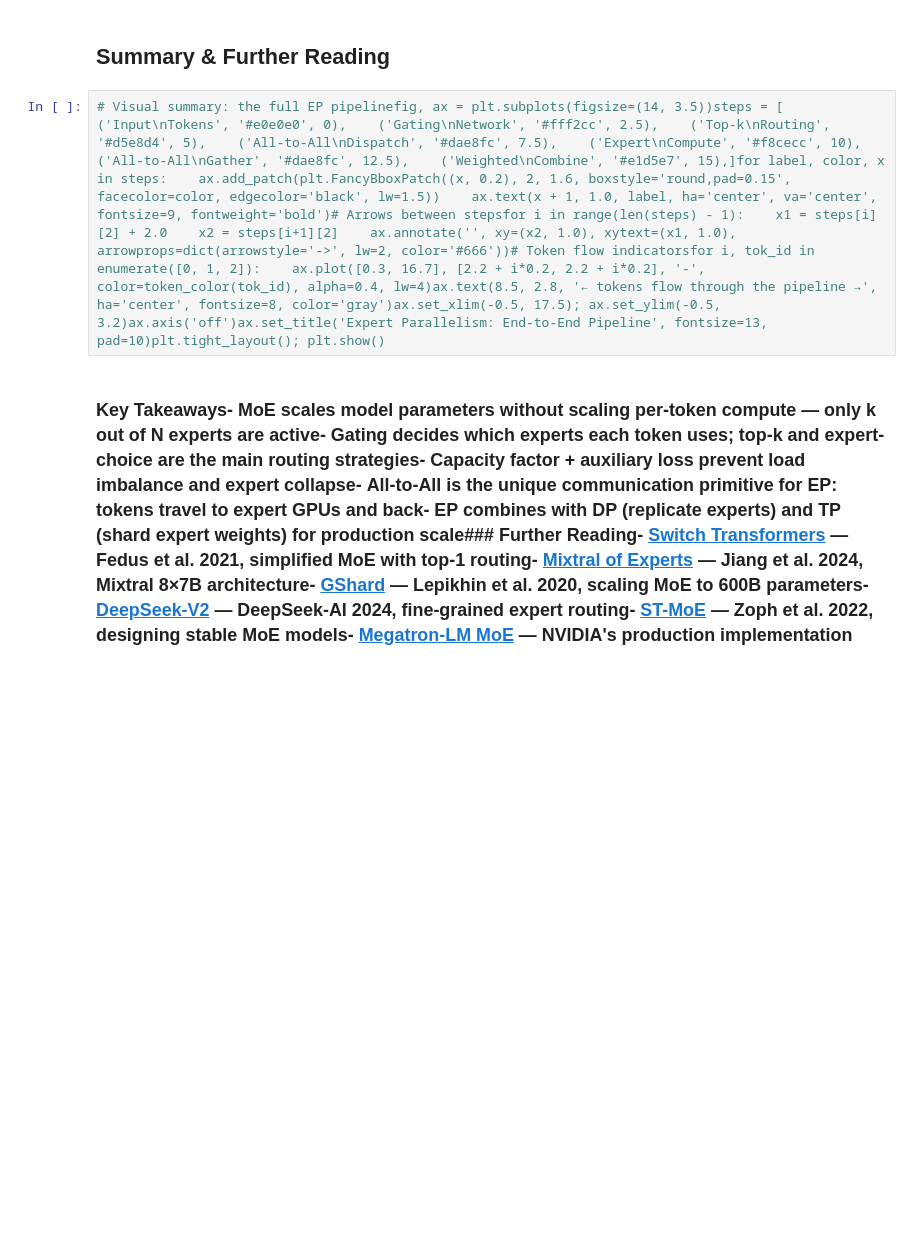
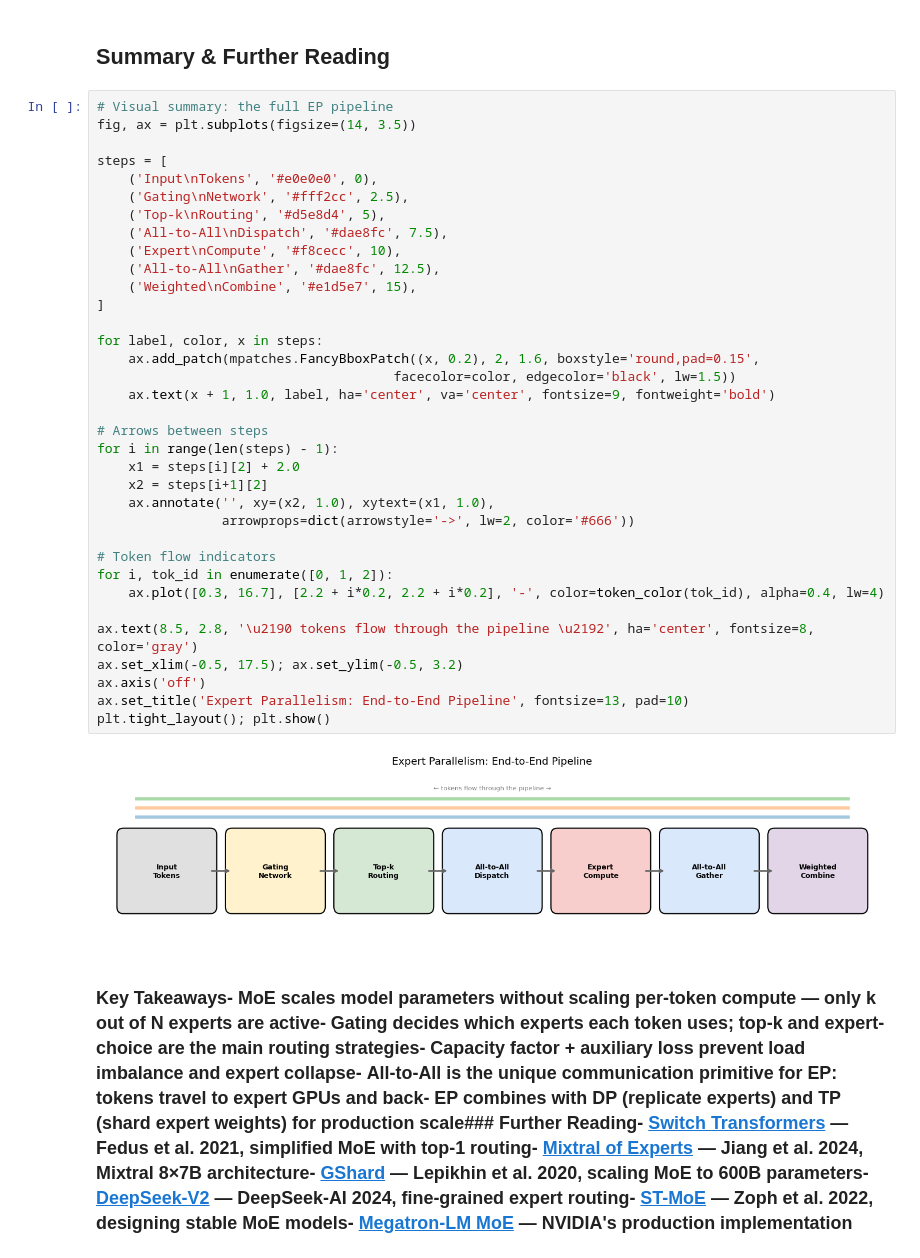
Before and after one commit to chuanbei2026/model-parallelism-tutorial, a Jupyter notebook: notebooks/06-expert-parallelism/ep.en.ipynb, the cells around one changed output. Saved outputs shown, nothing was run; the diff lists cells and outputs as text; blank space fills up the shorter version.

```diff
--- a/notebooks/06-expert-parallelism/ep.en.ipynb
+++ b/notebooks/06-expert-parallelism/ep.en.ipynb
@@ -186,6 +801,41 @@ Key design choices in Megatron-LM:
 # %% [markdown]
 ## Summary & Further Reading
 # %%
-# Visual summary: the full EP pipelinefig, ax = plt.subplots(figsize=(14, 3.5))steps = [    ('Input\nTokens', '#e0e0e0', 0),    ('Gating\nNetwork', '#fff2cc', 2.5),    ('Top-k\nRouting', '#d5e8d4', 5),    ('All-to-All\nDispatch', '#dae8fc', 7.5),    ('Expert\nCompute', '#f8cecc', 10),    ('All-to-All\nGather', '#dae8fc', 12.5),    ('Weighted\nCombine', '#e1d5e7', 15),]for label, color, x in steps:    ax.add_patch(plt.FancyBboxPatch((x, 0.2), 2, 1.6, boxstyle='round,pad=0.15',                                      facecolor=color, edgecolor='black', lw=1.5))    ax.text(x + 1, 1.0, label, ha='center', va='center', fontsize=9, fontweight='bold')# Arrows between stepsfor i in range(len(steps) - 1):    x1 = steps[i][2] + 2.0    x2 = steps[i+1][2]    ax.annotate('', xy=(x2, 1.0), xytext=(x1, 1.0),                arrowprops=dict(arrowstyle='->', lw=2, color='#666'))# Token flow indicatorsfor i, tok_id in enumerate([0, 1, 2]):    ax.plot([0.3, 16.7], [2.2 + i*0.2, 2.2 + i*0.2], '-', color=token_color(tok_id), alpha=0.4, lw=4)ax.text(8.5, 2.8, '← tokens flow through the pipeline →', ha='center', fontsize=8, color='gray')ax.set_xlim(-0.5, 17.5); ax.set_ylim(-0.5, 3.2)ax.axis('off')ax.set_title('Expert Parallelism: End-to-End Pipeline', fontsize=13, pad=10)plt.tight_layout(); plt.show()
+# Visual summary: the full EP pipeline
+fig, ax = plt.subplots(figsize=(14, 3.5))
+
+steps = [
+    ('Input\nTokens', '#e0e0e0', 0),
+    ('Gating\nNetwork', '#fff2cc', 2.5),
+    ('Top-k\nRouting', '#d5e8d4', 5),
+    ('All-to-All\nDispatch', '#dae8fc', 7.5),
+    ('Expert\nCompute', '#f8cecc', 10),
+    ('All-to-All\nGather', '#dae8fc', 12.5),
+    ('Weighted\nCombine', '#e1d5e7', 15),
+]
+
+for label, color, x in steps:
+    ax.add_patch(mpatches.FancyBboxPatch((x, 0.2), 2, 1.6, boxstyle='round,pad=0.15',
+                                      facecolor=color, edgecolor='black', lw=1.5))
+    ax.text(x + 1, 1.0, label, ha='center', va='center', fontsize=9, fontweight='bold')
+
+# Arrows between steps
+for i in range(len(steps) - 1):
+    x1 = steps[i][2] + 2.0
+    x2 = steps[i+1][2]
+    ax.annotate('', xy=(x2, 1.0), xytext=(x1, 1.0),
+                arrowprops=dict(arrowstyle='->', lw=2, color='#666'))
+
+# Token flow indicators
+for i, tok_id in enumerate([0, 1, 2]):
+    ax.plot([0.3, 16.7], [2.2 + i*0.2, 2.2 + i*0.2], '-', color=token_color(tok_id), alpha=0.4, lw=4)
+
+ax.text(8.5, 2.8, '\u2190 tokens flow through the pipeline \u2192', ha='center', fontsize=8, color='gray')
+ax.set_xlim(-0.5, 17.5); ax.set_ylim(-0.5, 3.2)
+ax.axis('off')
+ax.set_title('Expert Parallelism: End-to-End Pipeline', fontsize=13, pad=10)
+plt.tight_layout(); plt.show()
+# %% [output]
+[figure, added]
 # %% [markdown]
 ### Key Takeaways- **MoE** scales model parameters without scaling per-token compute — only k out of N experts are active- **Gating** decides which experts each token uses; **top-k** and **expert-choice** are the main routing strategies- **Capacity factor** + **auxiliary loss** prevent load imbalance and expert collapse- **All-to-All** is the unique communication primitive for EP: tokens travel to expert GPUs and back- EP combines with **DP** (replicate experts) and **TP** (shard expert weights) for production scale### Further Reading- [Switch Transformers](https://arxiv.org/abs/2101.03961) — Fedus et al. 2021, simplified MoE with top-1 routing- [Mixtral of Experts](https://arxiv.org/abs/2401.04088) — Jiang et al. 2024, Mixtral 8×7B architecture- [GShard](https://arxiv.org/abs/2006.16668) — Lepikhin et al. 2020, scaling MoE to 600B parameters- [DeepSeek-V2](https://arxiv.org/abs/2405.04434) — DeepSeek-AI 2024, fine-grained expert routing- [ST-MoE](https://arxiv.org/abs/2202.08906) — Zoph et al. 2022, designing stable MoE models- [Megatron-LM MoE](https://github.com/NVIDIA/Megatron-LM/tree/main/megatron/core/transformer/moe) — NVIDIA's production implementation
```
Also changed, not shown: parts of 17 cells of this notebook, 3 other files.
